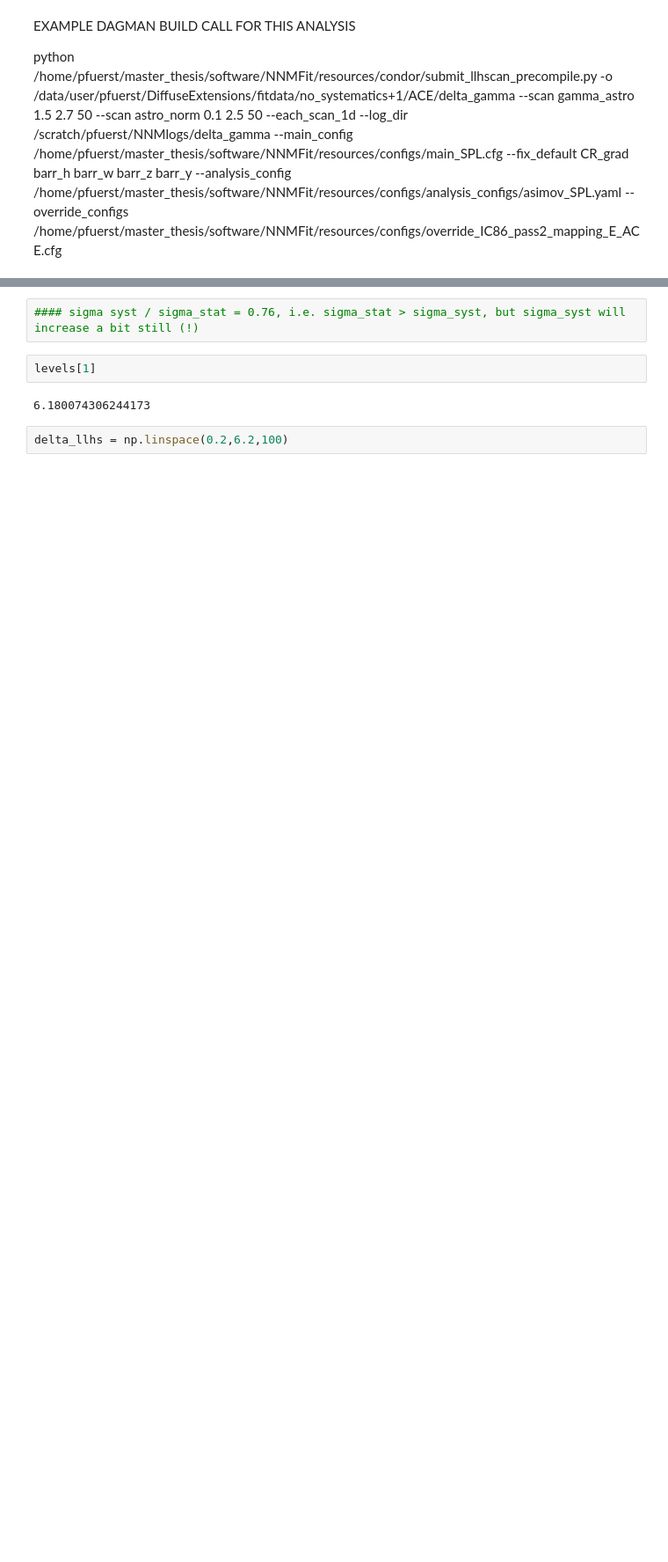
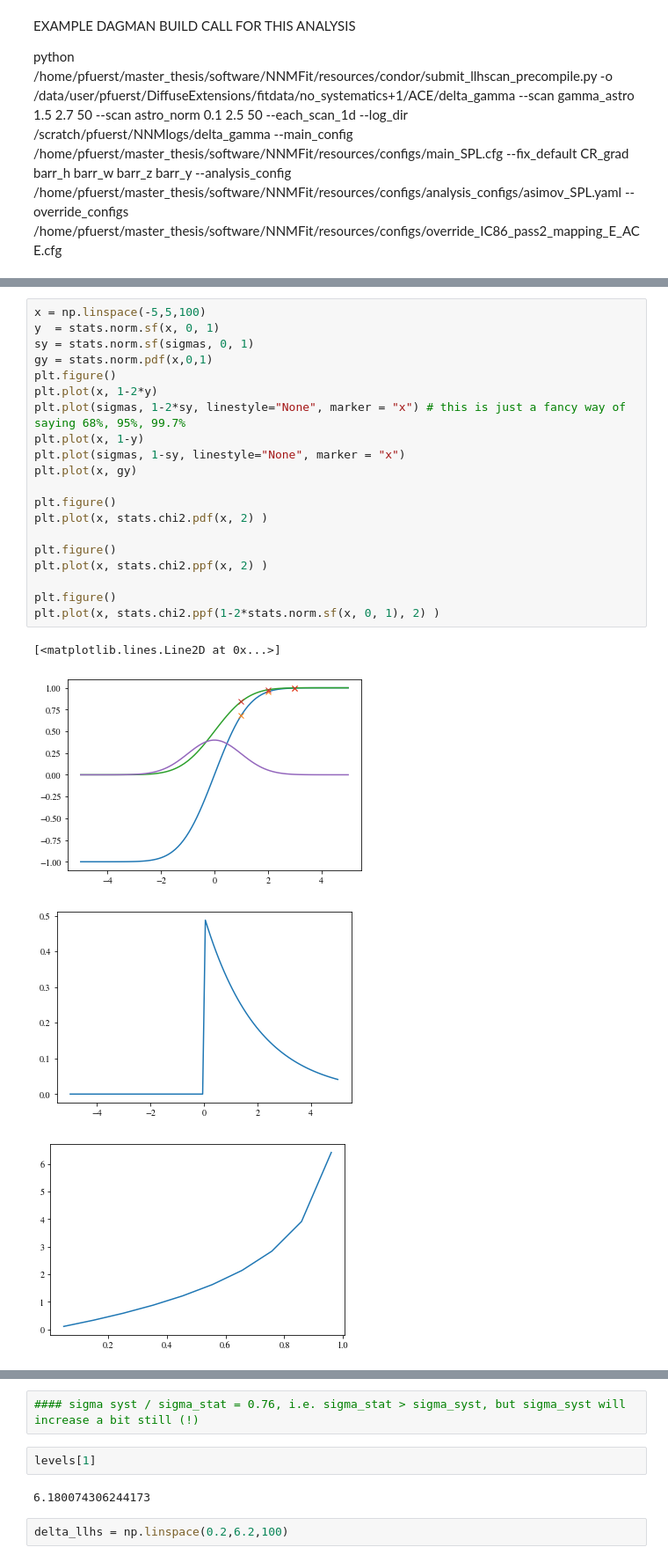
Before and after one commit to philippfuerst9/AachenCombinedEnergy, a Jupyter notebook: code_backup/NNMFit_stat+1.ipynb, the cells around one changed output, grey strips where cells are left out. Shown: that part at 88% size. Saved outputs shown, nothing was run; the diff lists cells and outputs as text; blank space fills up the shorter version.

```diff
--- a/code_backup/NNMFit_stat+1.ipynb
+++ b/code_backup/NNMFit_stat+1.ipynb
@@ -289,0 +140,25 @@ ratio
+# %%
+x = np.linspace(-5,5,100)
+y  = stats.norm.sf(x, 0, 1)
+sy = stats.norm.sf(sigmas, 0, 1)
+gy = stats.norm.pdf(x,0,1)
+plt.figure()
+plt.plot(x, 1-2*y)
+plt.plot(sigmas, 1-2*sy, linestyle="None", marker = "x") # this is just a fancy way of saying 68%, 95%, 99.7%
+plt.plot(x, 1-y)
+plt.plot(sigmas, 1-sy, linestyle="None", marker = "x")
+plt.plot(x, gy)
+
+plt.figure()
+plt.plot(x, stats.chi2.pdf(x, 2) )
+
+plt.figure()
+plt.plot(x, stats.chi2.ppf(x, 2) )
+
+plt.figure()
+plt.plot(x, stats.chi2.ppf(1-2*stats.norm.sf(x, 0, 1), 2) )
+# %% [output]
+[<matplotlib.lines.Line2D at 0x...>]
+[figure, added]
+[figure, added]
+[figure, added]
```
Also changed, not shown: parts of 54 cells of this notebook.
